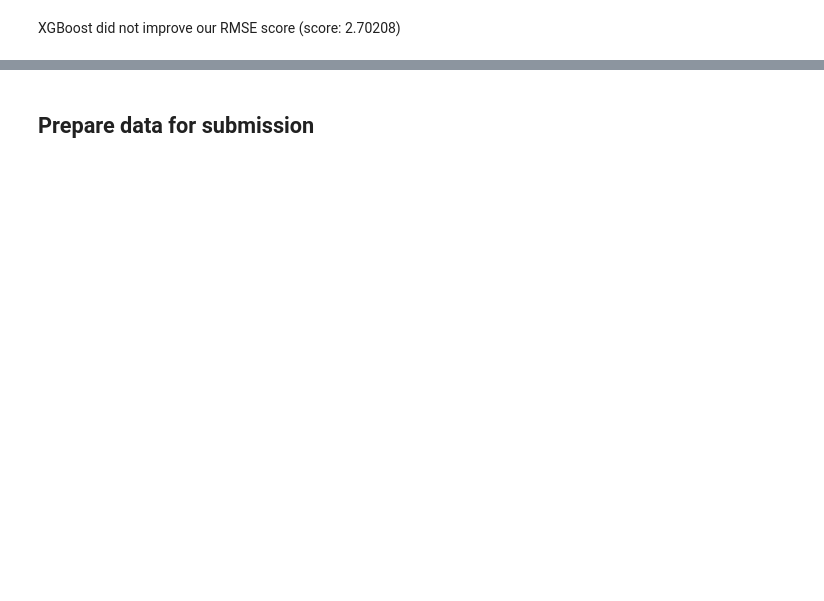
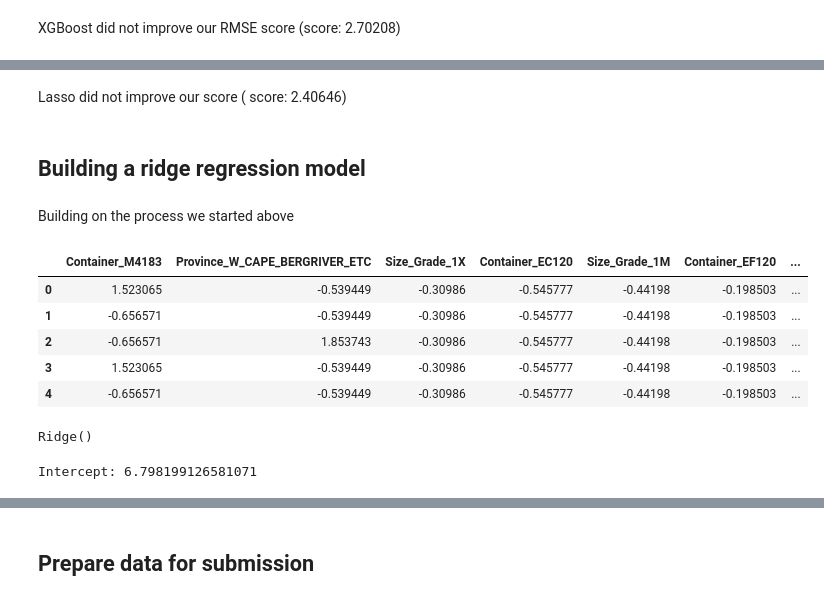
Before and after one commit to Mahlomola-Moses/team_ts_4, a Jupyter notebook: Team ts4.ipynb, the cells around one changed output, grey strips where cells are left out. Saved outputs shown, nothing was run; the diff lists cells and outputs as text; code cells hidden in the pictures; blank space fills up the shorter version.

```diff
--- a/Team ts4.ipynb
+++ b/Team ts4.ipynb
@@ -1050,0 +1037,6 @@ XGBoost did not improve our RMSE score (score: 2.70208)
+# %%
+# Create standardization object
+scaler = StandardScaler()
+# %%
+# Save standardized features into new variable
+X_scaled = scaler.fit_transform(X_new)
@@ -1050,0 +1090,17 @@ XGBoost did not improve our RMSE score (score: 2.70208)
+# %% [markdown]
+Lasso did not improve our score ( score: 2.40646)
+# %% [markdown]
+## Building a ridge regression model
+# %% [markdown]
+Building on the process we started above
+# %%
+# Convert the scaled predictor values into a dataframe
+X_standardise = pd.DataFrame(X_scaled,columns=X_new.columns)
+X_standardise.head()
+# %% [output]
+|  | Container_M4183 | Province_W_CAPE_BERGRIVER_ETC | Size_Grade_1X | Container_EC120 | Size_Grade_1M | Container_EF120 | ... |
+| 0 | 1.523065 | -0.539449 | -0.30986 | -0.545777 | -0.44198 | -0.198503 | ... |
+| 1 | -0.656571 | -0.539449 | -0.30986 | -0.545777 | -0.44198 | -0.198503 | ... |
+| 2 | -0.656571 | 1.853743 | -0.30986 | -0.545777 | -0.44198 | -0.198503 | ... |
+| 3 | 1.523065 | -0.539449 | -0.30986 | -0.545777 | -0.44198 | -0.198503 | ... |
+| 4 | -0.656571 | -0.539449 | -0.30986 | -0.545777 | -0.44198 | -0.198503 | ... |
@@ -1050,0 +1113,5 @@ XGBoost did not improve our RMSE score (score: 2.70208)
+# %%
+# Train the model
+ridge.fit(X_train, y_train)
+# %% [output]
+Ridge()
@@ -1050,0 +1124,4 @@ XGBoost did not improve our RMSE score (score: 2.70208)
+# %%
+print("Intercept:", float(b0))
+# %% [output]
+Intercept: 6.798199126581071
```
Also changed, not shown: parts of 42 cells of this notebook, 2 other files.
